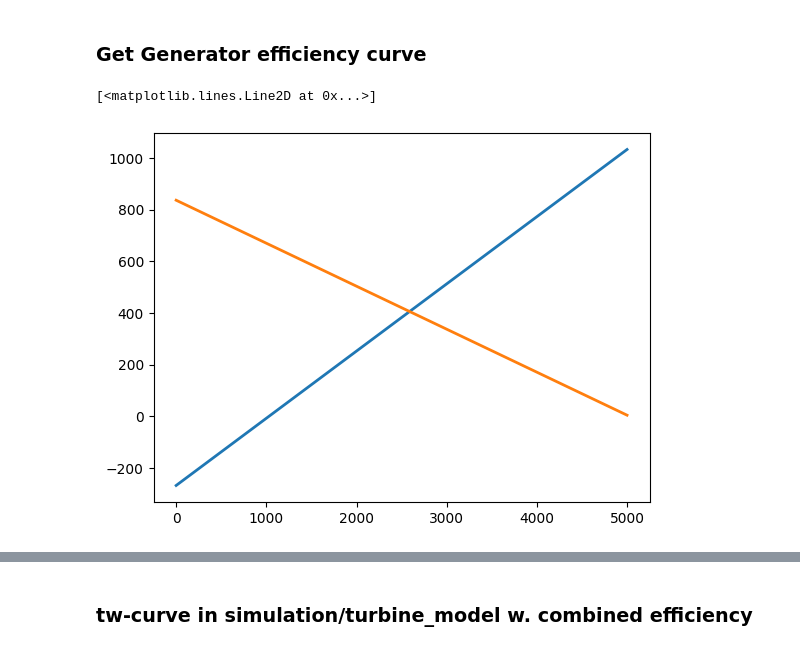
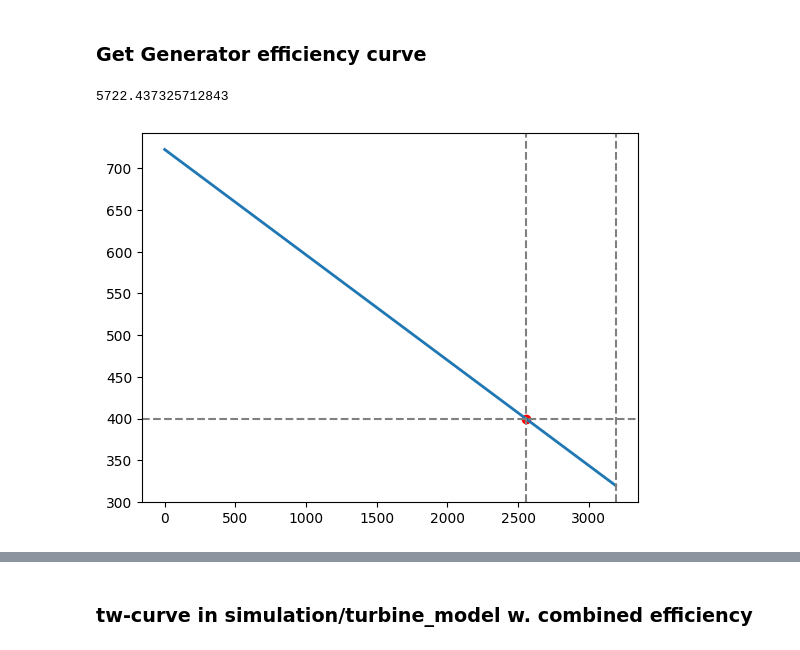
Before and after one commit to rama0422/kite-turbine-control, a Jupyter notebook: Data/GeneratorTuning.ipynb, the cells around one changed output, grey strips where cells are left out. Saved outputs shown, nothing was run; the diff lists cells and outputs as text; code cells hidden in the pictures.

```diff
--- a/Data/GeneratorTuning.ipynb
+++ b/Data/GeneratorTuning.ipynb
@@ -415,29 +417,30 @@ from scipy import odr
 # %%
 """Assume test was for the rated limits here -> where we want to be (alligns with Kite run...)"""
 Rotor_speed = np.array([3189.99,2559.61,2511.99,2464.43,2416.90,2369.39,2321.90,2263.40,2204.96,2146.56,2088.20,2029.91,1946.22,1862.60,1779.07,1695.61,1612.26,1528.99,1445.63,1362.48,1279.37])
 Rotor_torque = np.array([319.82,399.43,386.84,373.77,360.19,346.04,331.35,317.47,302.85,287.46,271.20,254.02,238.79,222.18,204.05,184.11,162.11,137.65,110.45,79.58,44.33])
 efficiency = np.array([93.60,93.40,93.36,93.30,93.24,93.17,93.09,93.03,92.95,92.86,92.74,92.60,92.46,92.30,92.07,91.77,91.34,90.75,89.71,88.08,84.19])/100
 
-Rotor_speed_up = np.array([2559.61,2511.99,2464.43,2416.90,2369.39,2321.90,2263.40,2204.96,2146.56,2088.20,2029.91,1946.22,1862.60,1779.07,1695.61,1612.26,1528.99,1445.63,1362.48,1279.37])
-Rotor_torque_up = np.array([399.43,386.84,373.77,360.19,346.04,331.35,317.47,302.85,287.46,271.20,254.02,238.79,222.18,204.05,184.11,162.11,137.65,110.45,79.58,44.33])
+Rotor_speed_down = np.array([3189.99,2559.61])
+Rotor_torque_down = np.array([319.82,399.43])
+m_dn,b_dn = np.polyfit(Rotor_speed_down,Rotor_torque_down,1)
 
-Rotor_speed_down = np.array([5000,3189.99,2559.61])
-Rotor_torque_down = np.array([0,319.82,399.43])
+corner_point_speed = 2559.61
+corner_point_torque = 399.43 #Rated torque
+
+xmin,xmax = 0, max(Rotor_speed_down)
+x_fit = np.linspace(xmin, xmax, 1000)
+
+y_fit_dn = m_dn * x_fit + b_dn
 
 
-m_up,b_up = np.polyfit(Rotor_speed_up,Rotor_torque_up,1)
-m_dn,b_dn = np.polyfit(Rotor_speed_down,Rotor_torque_down,1)
+plt.figure()
+plt.scatter(2559.61,399.43,color = 'red')
+plt.plot(x_fit, y_fit_dn, linewidth=2)
+plt.axvline(corner_point_speed, color='gray', linestyle='--', label='Rated-speed limit')
+plt.axvline(xmax, color='gray', linestyle='--', label='Rated-speed limit')
+plt.axhline(corner_point_torque, color='gray', linestyle='--', label='Rated-torque limit')
 
-xmin,xmax = 0,5000
-
-x_fit = np.linspace(xmin, xmax, 1000)
-
-y_fit_up = m_up * x_fit + b_up
-y_fit_dn = m_dn * x_fit + b_dn
-
-plt.figure()
-plt.plot(x_fit, y_fit_up, linewidth=2)
-plt.plot(x_fit, y_fit_dn, linewidth=2)
+print(-b_dn/m_dn)
 # %% [output]
-[<matplotlib.lines.Line2D at 0x...>]
+5722.437325712843
-[figure, old version]
+[figure, new version]
```
Also changed, not shown: parts of 3 cells of this notebook.
